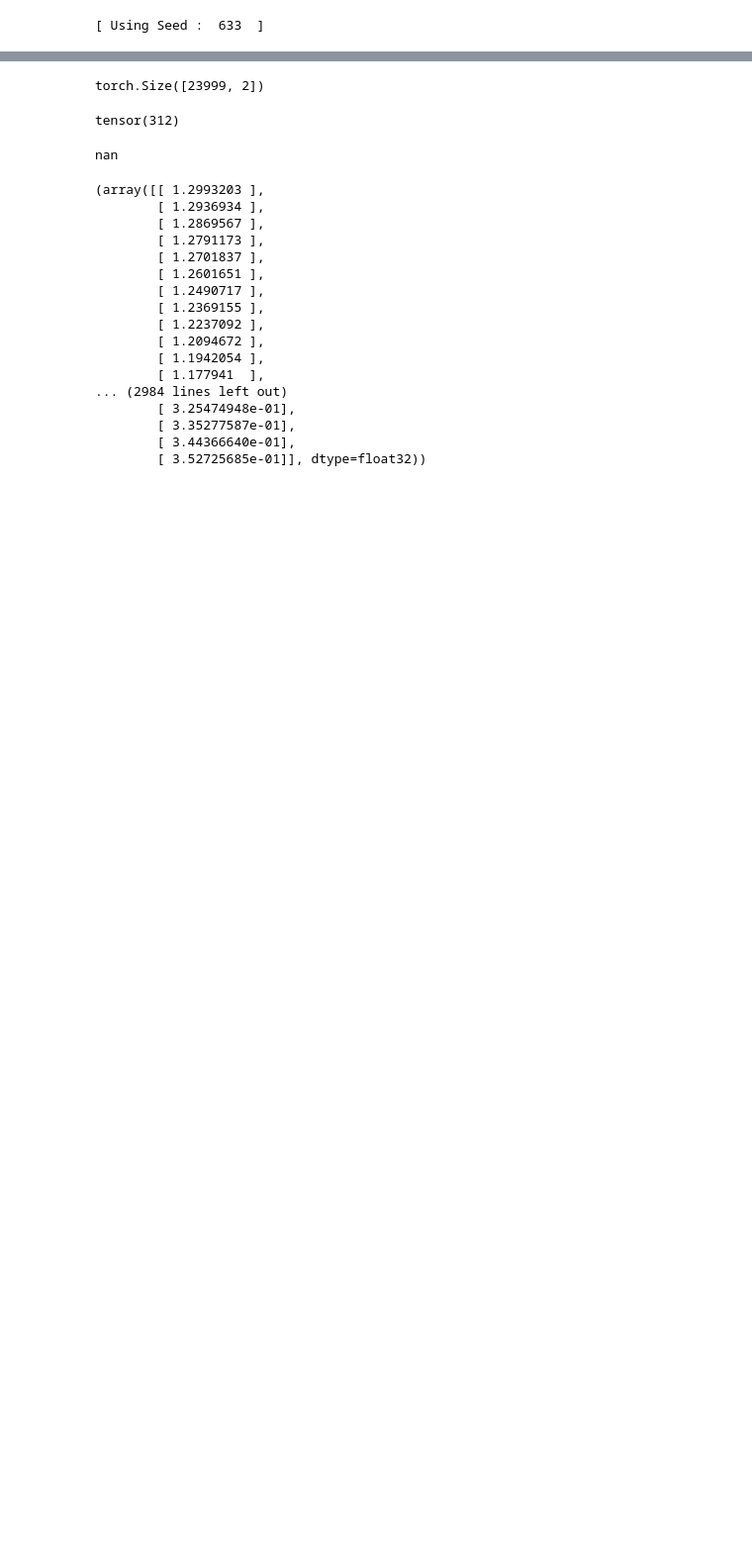
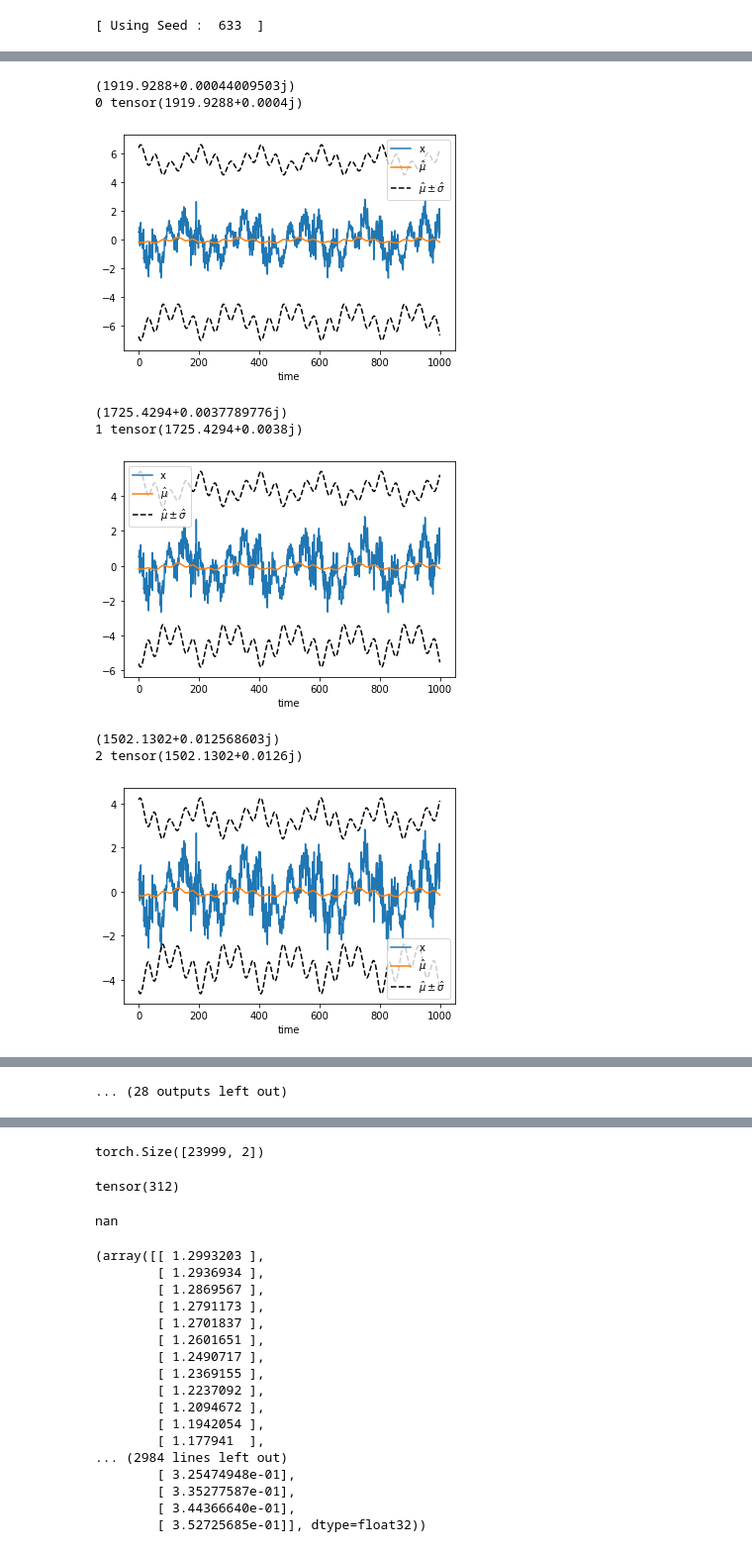
Before and after one commit to AlexTMallen/NASA-GEOS, a Jupyter notebook: 1D-omega-speedup.ipynb, the cells around one changed output, grey strips where cells are left out. Shown at 99% size. Saved outputs shown, nothing was run; the diff lists cells and outputs as text; code cells hidden in the pictures; blank space fills up the shorter version.

Commit message:
working optimization through multidim fast-FFT

```diff
--- a/1D-omega-speedup.ipynb
+++ b/1D-omega-speedup.ipynb
@@ -24,8 +24,9 @@ random.seed(seed)
 torch.backends.cudnn.deterministic = True
 
 # generate toy data with periodic uncertainty
-t = np.linspace(0, 10_000 * np.pi, 1000)
-mu_t = (1.2 + np.cos(t))
+T = 1000
+t = np.linspace(0, 10_000 * np.pi, T)
+mu_t = (1.2 + np.sin(-t) + np.cos(4 * t))
 # sigma_t = 0.1 * (2 + 0.7 * np.sin(t)) ** 2
 sigma_t = 0.2 * np.cos(t) + 0.5
 data = np.random.normal(mu_t, sigma_t)
@@ -35,8 +36,9 @@ loc = np.mean(data)
 x = (data - loc) / scale
 x = torch.Tensor(x.reshape(-1, 1))
 
-periods = [200]
+periods = [200, 50]
 omegas = [2 * np.pi / p for p in periods]
+omega_dim = len(omegas)
 # define a model
 model_obj = model_objs.NormalNLL(x_dim=x.shape[1], num_freqs=len(periods), n=32)
 # model_obj = model_objs.SkewNormalNLL(x_dim=x.shape[1], num_freqs=len(periods), n=32)
@@ -44,7 +46,10 @@ model_obj = model_objs.NormalNLL(x_dim=x.shape[1], num_freqs=len(periods), n=32)
 # %% [output]
 [ Using Seed :  633  ]
 # %%
-K = 12  # number of points within a period of the error surface to use
-two_pi_block = torch.arange(0, K).reshape(-1, 1) * 2 * np.pi / K
+K = 6  # number of points within a period of the error surface to use
+two_pi_linspace = torch.arange(0, K) * 2 * np.pi / K
+two_pi_linspaces = torch.meshgrid(*((two_pi_linspace,) * omega_dim), indexing="ij")
+flatteneds = [l.reshape(l.numel()) for l in two_pi_linspaces]
+two_pi_block = torch.stack(flatteneds).T
 two_pi_block
 # %% [output]
@@ -166,0 +103,64 @@ for itr in range(10):
+# %%
+opt = optim.SGD(model_obj.parameters(), lr=1e-4)
+
+train_losses = []
+# train the model
+for itr in range(20):
+    opt.zero_grad()
+
+    losses = torch.empty((T, K**omega_dim))
+
+    m, s = model_obj.decode(inpts)
+#     y, z, a = model_obj.decode(inpts)
+#     xhat, = model_obj.decode(inpts)
+    for tt in range(T):
+        losses[tt, :] = ((x[tt, :] - m) ** 2 / (2 * s ** 2) + torch.log(s)).squeeze()
+#         losses[tt, :] = ((x[tt, :] - y)**2 / (2 * z**2) + z.log() - norm_logcdf(a * (x[tt, :] - y) / z)).squeeze()
+#         losses[tt, :] = (xhat.squeeze() - x[tt, :]) ** 2 / K
+
+    L = losses.reshape((T,) + (K,) * omega_dim)  # (T, K, ..., K)
+
+    # E = stitch together local errors using FFT
+    dims = tuple(range(-omega_dim, 0))
+    Lft = fftn(L, dim=dims)
+
+    # find frequency associated with each element of Lft
+    freqs = torch.stack([fftfreq(K) * t / T for t in range(1, T + 1)])
+    F = []
+    for i in range(omega_dim):
+        F.append(torch.stack([torch.meshgrid(*(freqs[t] for i in range(omega_dim)), indexing="ij")[i] for t in range(T)]))
+
+    # ifft is the weighted sum of complex exponentials of frequency `F`
+    ifft_coefs = torch.exp(complex("j") * (sum(F[i] * omegas[i] * K * T for i in range(omega_dim))))
+    loss = torch.sum(Lft * ifft_coefs) / K**omega_dim  # TODO take only real part (imag should be near 0)
+    print(loss.detach().numpy())
+
+    grad = loss.backward()
+    train_losses.append(loss.detach())
+    print(itr, train_losses[-1])
+    opt.step()
+
+    plt.plot(x, label="x")
+    omega_ts = torch.stack([torch.arange(len(x)) * omega for omega in omegas]).T
+    forecast_inpts = torch.cat([torch.cos(omega_ts)] * 2 + [torch.sin(omega_ts)] * 2, -1)  # todo: generalize to more omegas
+#     forecast_inpts = torch.cat([torch.cos(omegas[0] * t)] * 3 + [torch.sin(omegas[0] * t)] * 3).T  # todo: generalize to more omegas
+#     forecast_inpts = torch.cat([torch.cos(omegas[0] * t)] + [torch.sin(omegas[0] * t)]).T  # todo: generalize to more omegas
+    params = model_obj.output(forecast_inpts)
+    mean_hat = model_obj.mean(params)
+    std_hat = model_obj.std(params)
+    plt.plot(mean_hat, label="$\hat \mu$")
+    plt.plot(mean_hat + std_hat, "--k", label="$\hat \mu \pm \hat \sigma$")
+    plt.plot(mean_hat - std_hat, "--k")
+    plt.xlabel("time")
+    plt.legend()
+    plt.show()
+# %% [output]
+(1919.9288+0.00044009503j)
+0 tensor(1919.9288+0.0004j)
+[figure, added]
+(1725.4294+0.0037789776j)
+1 tensor(1725.4294+0.0038j)
+[figure, added]
+(1502.1302+0.012568603j)
+2 tensor(1502.1302+0.0126j)
+[figure, added]
@@ -166,0 +176 @@ for itr in range(10):
+... (28 outputs left out)
```
Also changed, not shown: parts of 18 cells of this notebook.
